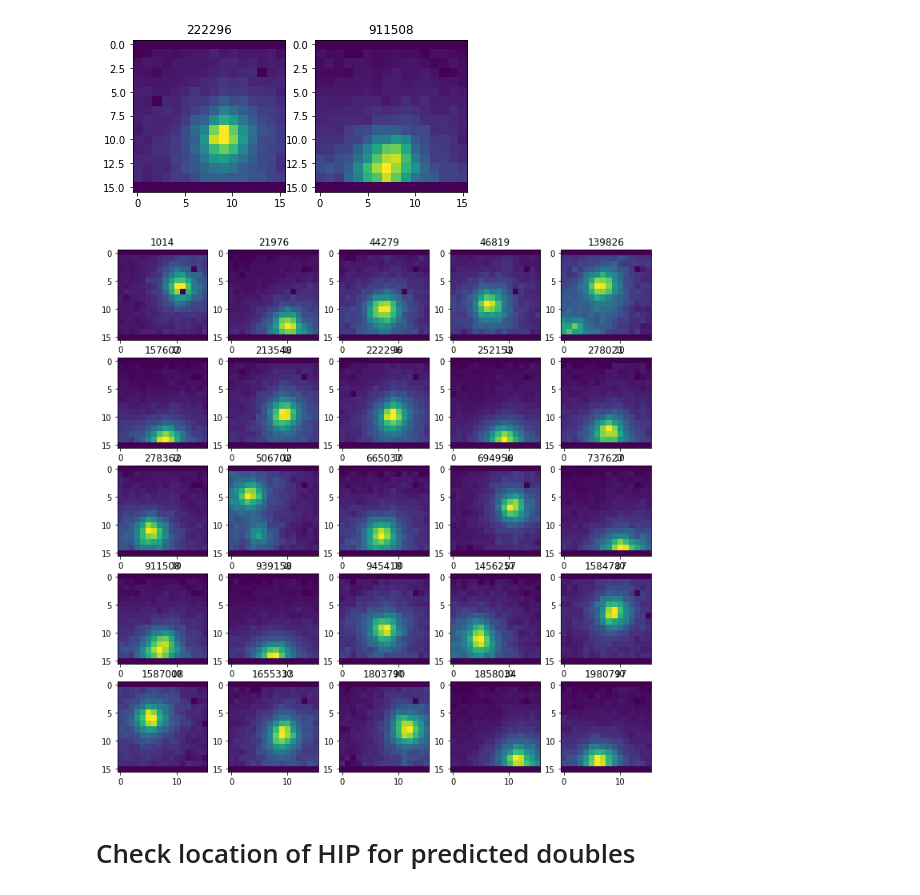
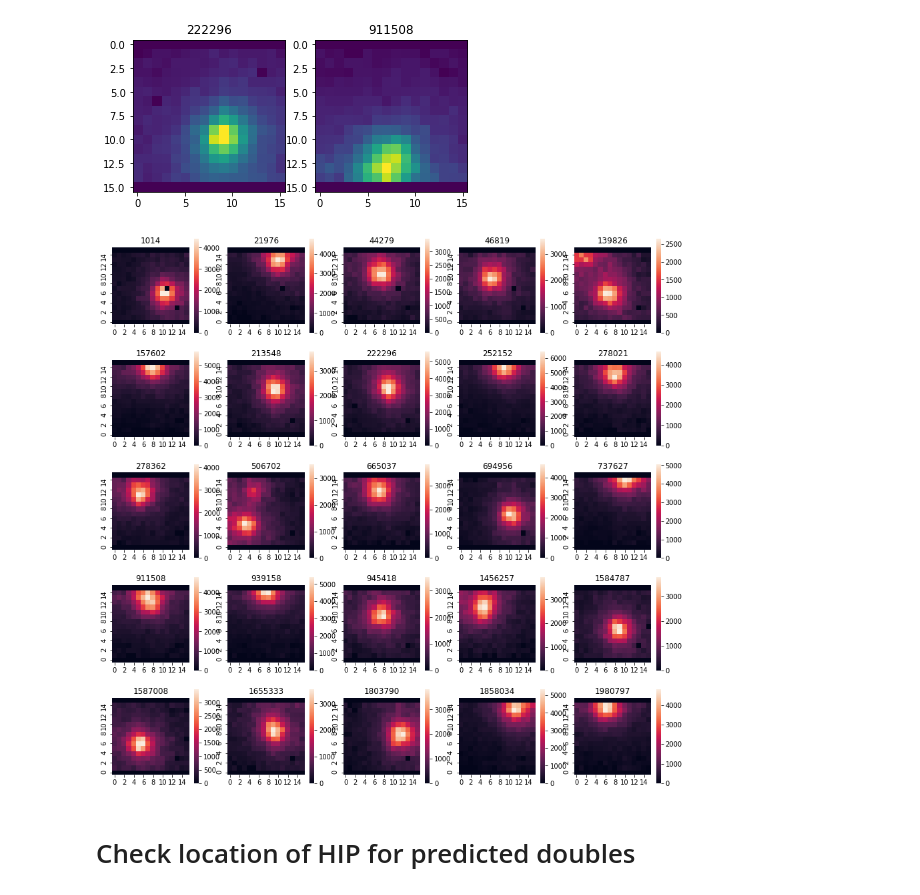
Before and after one commit to geirtul/master_analysis, a Jupyter notebook: notebooks/results/classification_experimental.ipynb, the cells around one changed output. Saved outputs shown, nothing was run; the diff lists cells and outputs as text; code cells hidden in the pictures.

```diff
--- a/notebooks/results/classification_experimental.ipynb
+++ b/notebooks/results/classification_experimental.ipynb
@@ -602,9 +602,11 @@ ax[1].set_title(log_doubles[1])
 Text(0.5, 1.0, '911508')
 [figure]
 # %%
-fig, ax = plt.subplots(5,5, figsize=(12,12))
+fig, ax = plt.subplots(5,5, figsize=(15,15))
 for i, ev in enumerate(dense_doubles):
-    ax.flatten()[i].imshow(images[events[ev]['image_idx']].reshape(16,16))
+    sns.heatmap(images[events[ev]['image_idx']].reshape(16,16), square=True, cbar=True, ax=ax.flatten()[i])
+    #ax.flatten()[i].imshow(images[events[ev]['image_idx']].reshape(16,16), origin='lower')
     ax.flatten()[i].set_title(ev)
+    ax.flatten()[i].invert_yaxis()
 # %% [output]
-[figure, old version]
+[figure, new version]
```
Also changed, not shown: parts of 5 cells of this notebook, 1 other file.
